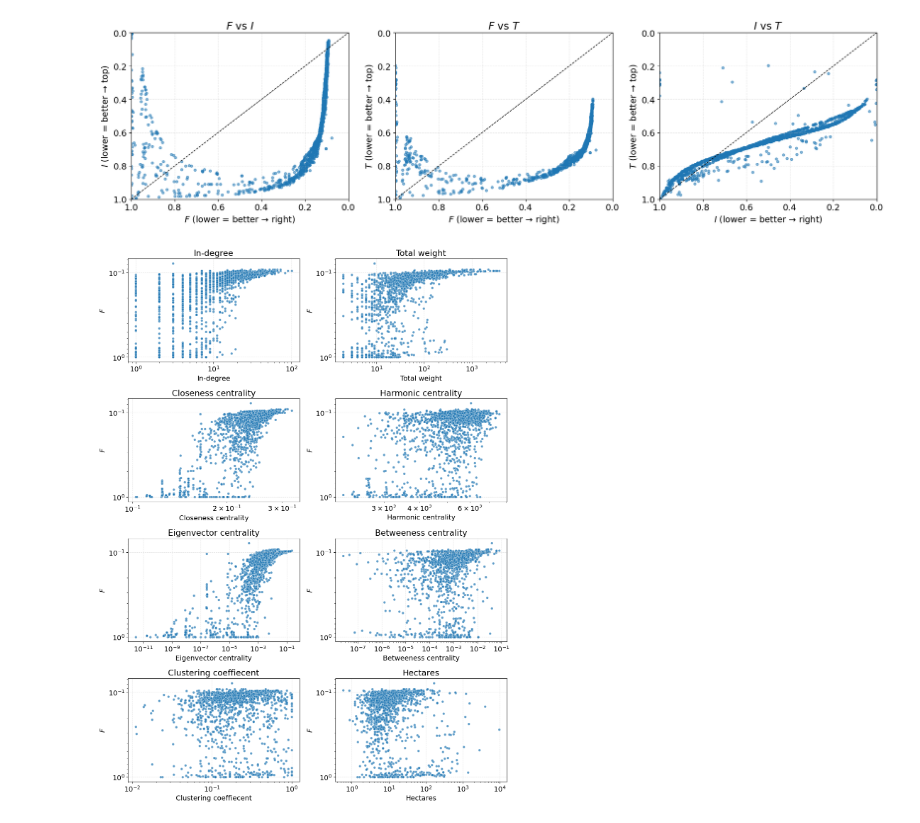
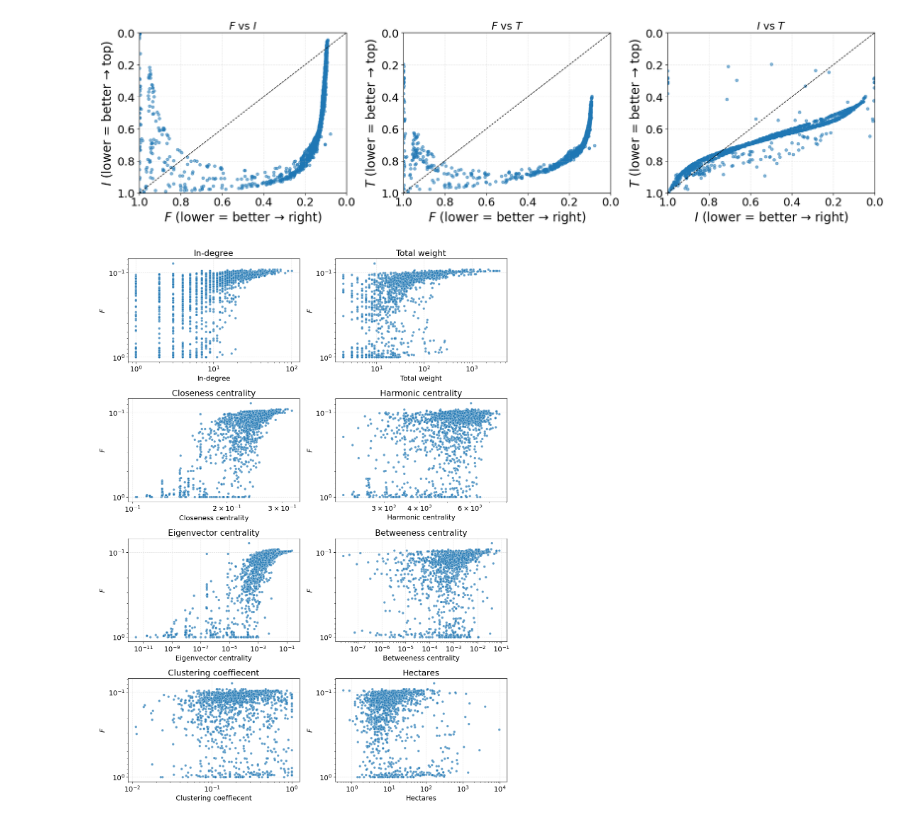
Before and after one commit to vakrao/sent, a Jupyter notebook: graph_dF.ipynb, the cells around one changed output. Cells and saved outputs as stored; diff of their text form; code cells hidden in the pictures.

Commit message:
graphing F,I,T - not ranked versions

```diff
--- a/graph_dF.ipynb
+++ b/graph_dF.ipynb
@@ -27,38 +27,39 @@ pairs = [
     (i, t, r"$I$", r"$T$")
 ]
 
 fig, axes = plt.subplots(1, 3, figsize=(18, 5))
 
 for ax, (x, y, xlab, ylab) in zip(axes, pairs):
     mask = np.isfinite(x) & np.isfinite(y)
     x, y = x[mask], y[mask]
 
-    ax.scatter(x, y, s=16, alpha=0.55)
+    ax.scatter(x, y, s=20, alpha=0.55)
 
     # consistent limits and inverted orientation
     r_min, r_max = 0, 1
 
     ax.plot([r_max, r_min], [r_max, r_min], "--", color="k", lw=1)
 
     ax.set_xlim(r_max, r_min)
     ax.set_ylim(r_max, r_min)
 
     # axis labels and title
-    ax.set_xlabel(f"{xlab} (lower = better → right)")
-    ax.set_ylabel(f"{ylab} (lower = better → top)")
+    ax.set_xlabel(f"{xlab} (lower = better → right)",size=20)
+    ax.set_ylabel(f"{ylab} (lower = better → top)",size=20)
+    ax.tick_params(axis="both",labelsize=18)
     ax.set_title(f"{xlab} vs {ylab}")
     ax.grid(True, linestyle="--", alpha=0.3)
 
     # tick marks every 250 ranks
     #ticks = np.arange(1500, -1, -250)
     #ax.set_xticks(ticks)
     #ax.set_yticks(ticks)
 
 plt.tight_layout()
-#plt.savefig("rank_pairwise_row.png", dpi=300, bbox_inches="tight")
+plt.savefig("stat_comparison.png", dpi=300, bbox_inches="tight")
 plt.show()
 # %% [output]
-[figure, old version]
+[figure, new version]
 # %%
 
 # Load the datase
```
